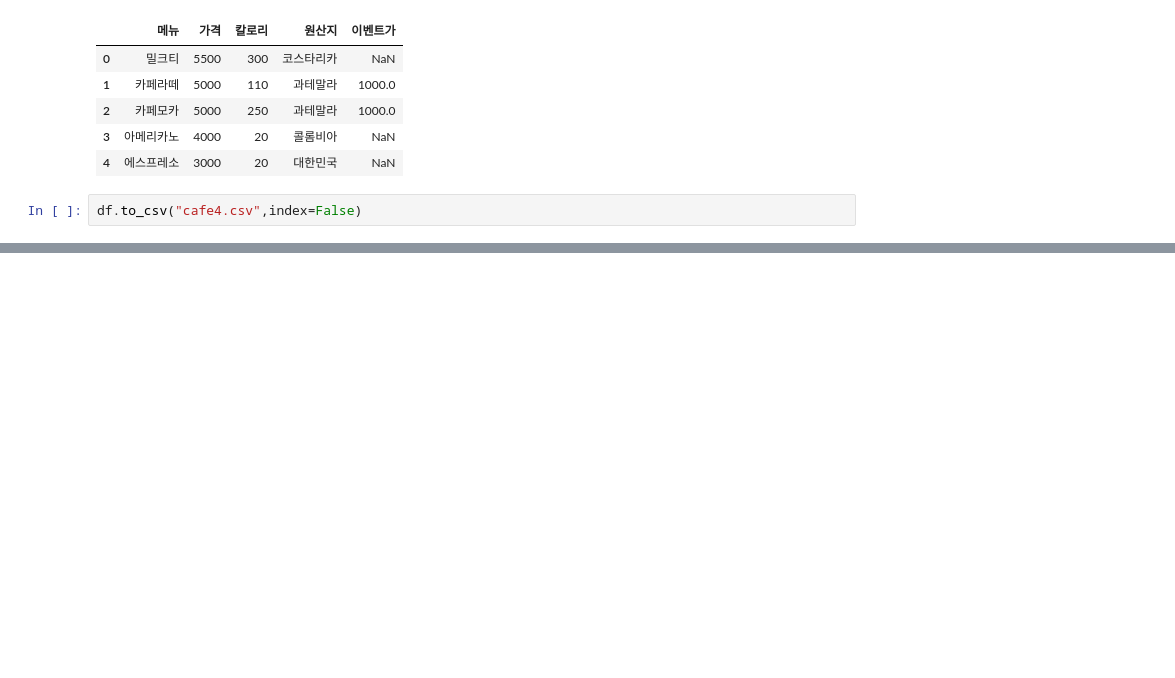
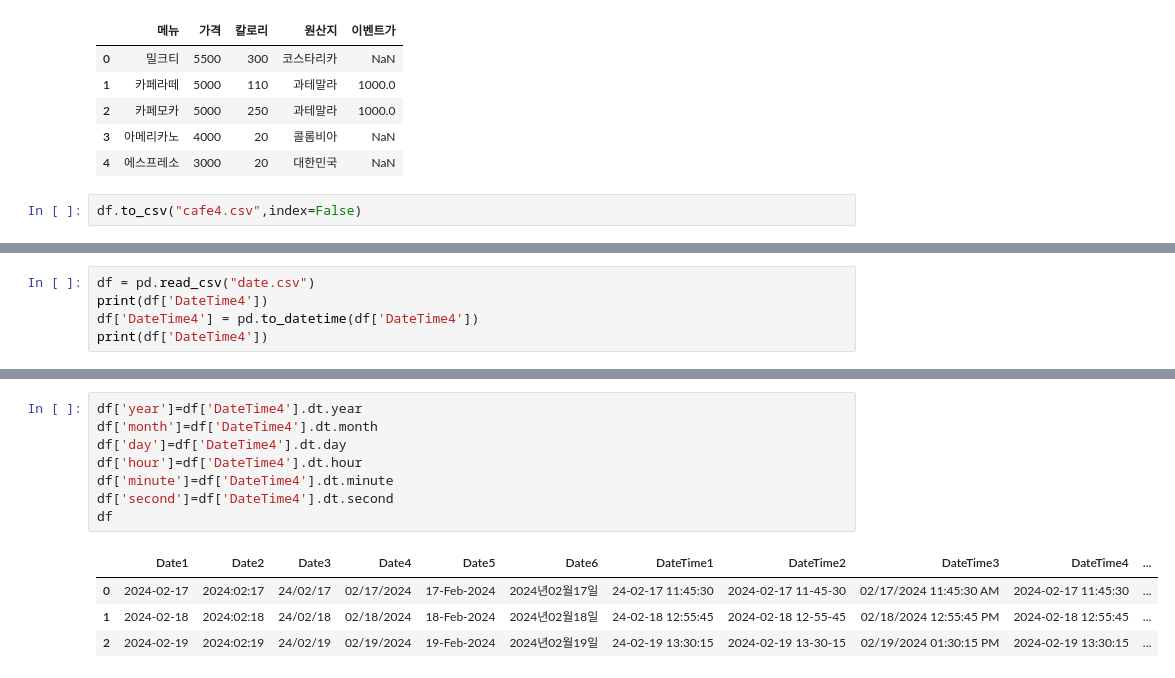
Before and after one commit to songyeongeun/Bigdata-Analysis-Certificate, a Jupyter notebook: pandas_basic.ipynb, the cells around one changed output, grey strips where cells are left out. Cells and saved outputs as stored; diff of their text form; blank space fills up the shorter version.

```diff
--- a/pandas_basic.ipynb
+++ b/pandas_basic.ipynb
@@ -676,0 +1659,5 @@ df.to_csv("cafe4.csv",index=False)
+# %%
+df = pd.read_csv("date.csv")
+print(df['DateTime4'])
+df['DateTime4'] = pd.to_datetime(df['DateTime4'])
+print(df['DateTime4'])
@@ -676,0 +1693,13 @@ df.to_csv("cafe4.csv",index=False)
+# %%
+df['year']=df['DateTime4'].dt.year
+df['month']=df['DateTime4'].dt.month
+df['day']=df['DateTime4'].dt.day
+df['hour']=df['DateTime4'].dt.hour
+df['minute']=df['DateTime4'].dt.minute
+df['second']=df['DateTime4'].dt.second
+df
+# %% [output]
+|  | Date1 | Date2 | Date3 | Date4 | Date5 | Date6 | DateTime1 | DateTime2 | DateTime3 | DateTime4 | ... |
+| 0 | 2024-02-17 | 2024:02:17 | 24/02/17 | 02/17/2024 | 17-Feb-2024 | 2024년02월17일 | 24-02-17 11:45:30 | 2024-02-17 11-45-30 | 02/17/2024 11:45:30 AM | 2024-02-17 11:45:30 | ... |
+| 1 | 2024-02-18 | 2024:02:18 | 24/02/18 | 02/18/2024 | 18-Feb-2024 | 2024년02월18일 | 24-02-18 12:55:45 | 2024-02-18 12-55-45 | 02/18/2024 12:55:45 PM | 2024-02-18 12:55:45 | ... |
+| 2 | 2024-02-19 | 2024:02:19 | 24/02/19 | 02/19/2024 | 19-Feb-2024 | 2024년02월19일 | 24-02-19 13:30:15 | 2024-02-19 13-30-15 | 02/19/2024 01:30:15 PM | 2024-02-19 13:30:15 | ... |
```
Also changed, not shown: parts of 94 cells of this notebook.
